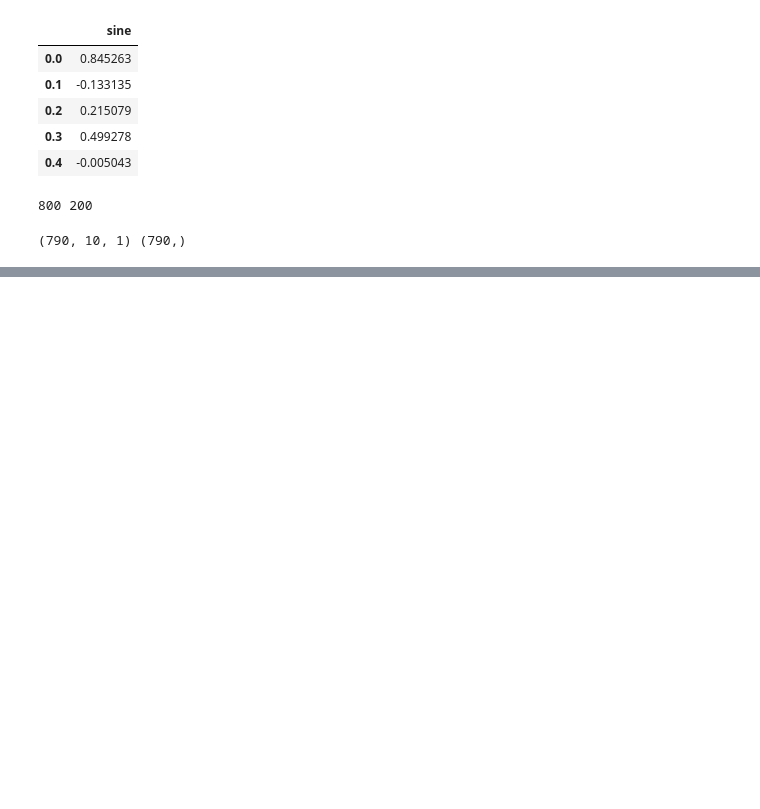
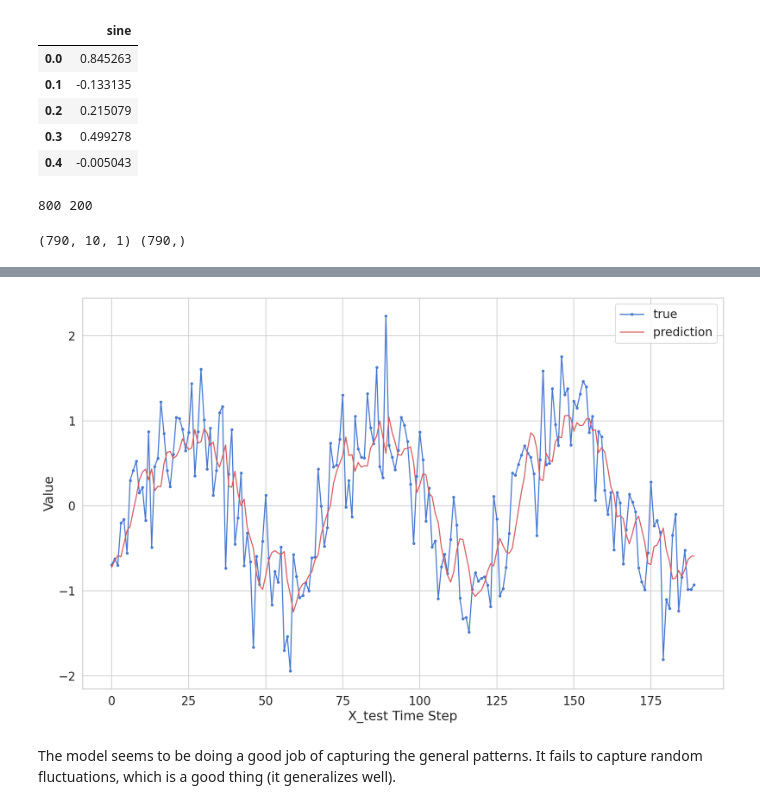
Before and after one commit to VishalMaurya/Deeplearning-TimeSeries, a Jupyter notebook: LSTM_TimeSeries_basic.ipynb, the cells around one changed output, grey strips where cells are left out. Cells and saved outputs as stored; diff of their text form; code cells hidden in the pictures; blank space fills up the shorter version.

```diff
--- a/LSTM_TimeSeries_basic.ipynb
+++ b/LSTM_TimeSeries_basic.ipynb
@@ -90,0 +132,13 @@ print(X_train.shape, y_train.shape)
+# %%
+# evaluation of test data by showing forecasting with actual data
+
+plt.plot(y_test, marker='.', label="true")
+plt.plot(y_pred, 'r', label="prediction")
+plt.ylabel('Value')
+plt.xlabel('X_test Time Step')
+plt.legend()
+plt.show();
+# %% [output]
+[figure, added]
+# %% [markdown]
+The model seems to be doing a good job of capturing the general patterns. It fails to capture random fluctuations, which is a good thing (it generalizes well).
```
Also changed, not shown: parts of 6 cells of this notebook.
